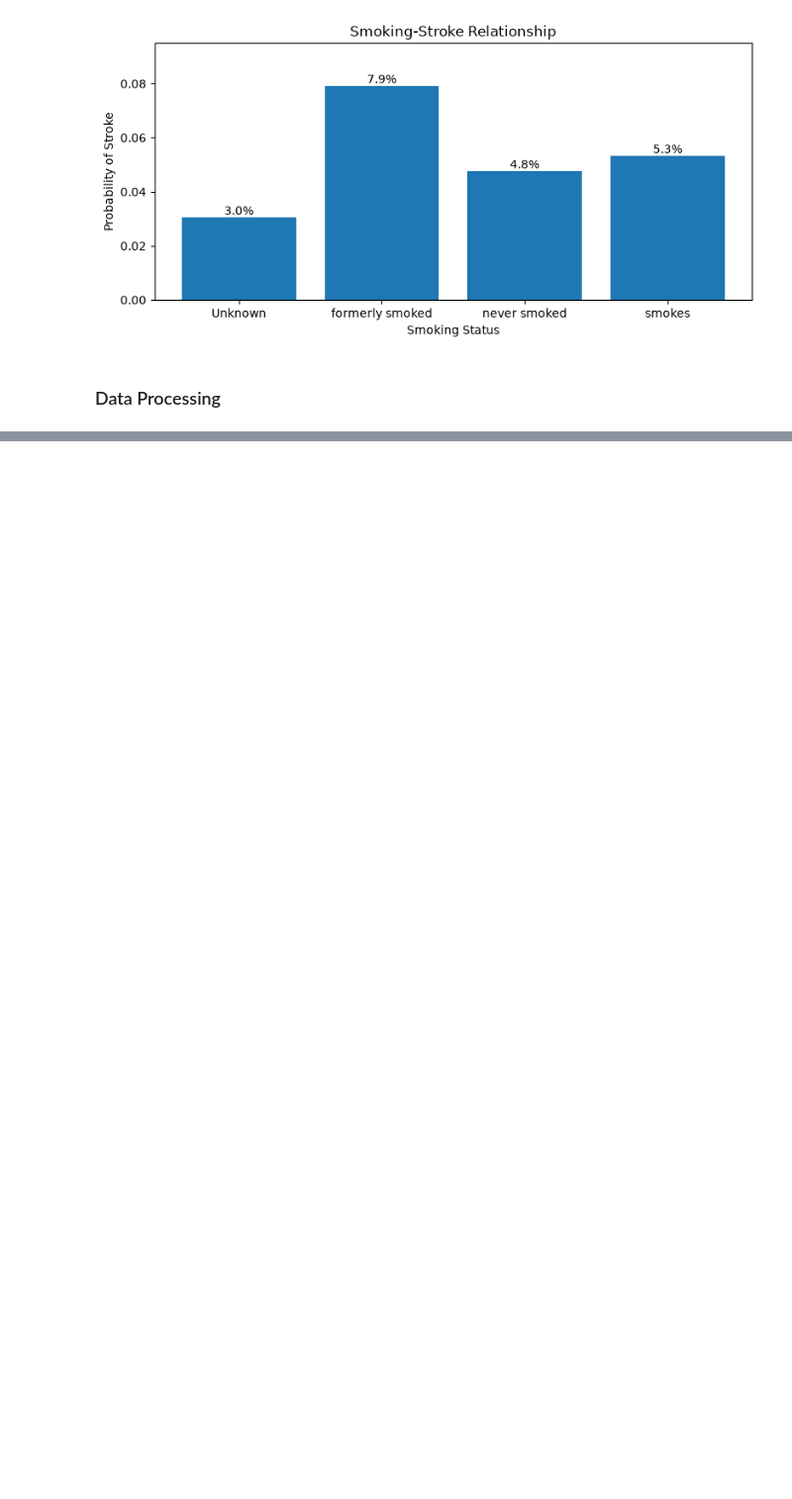
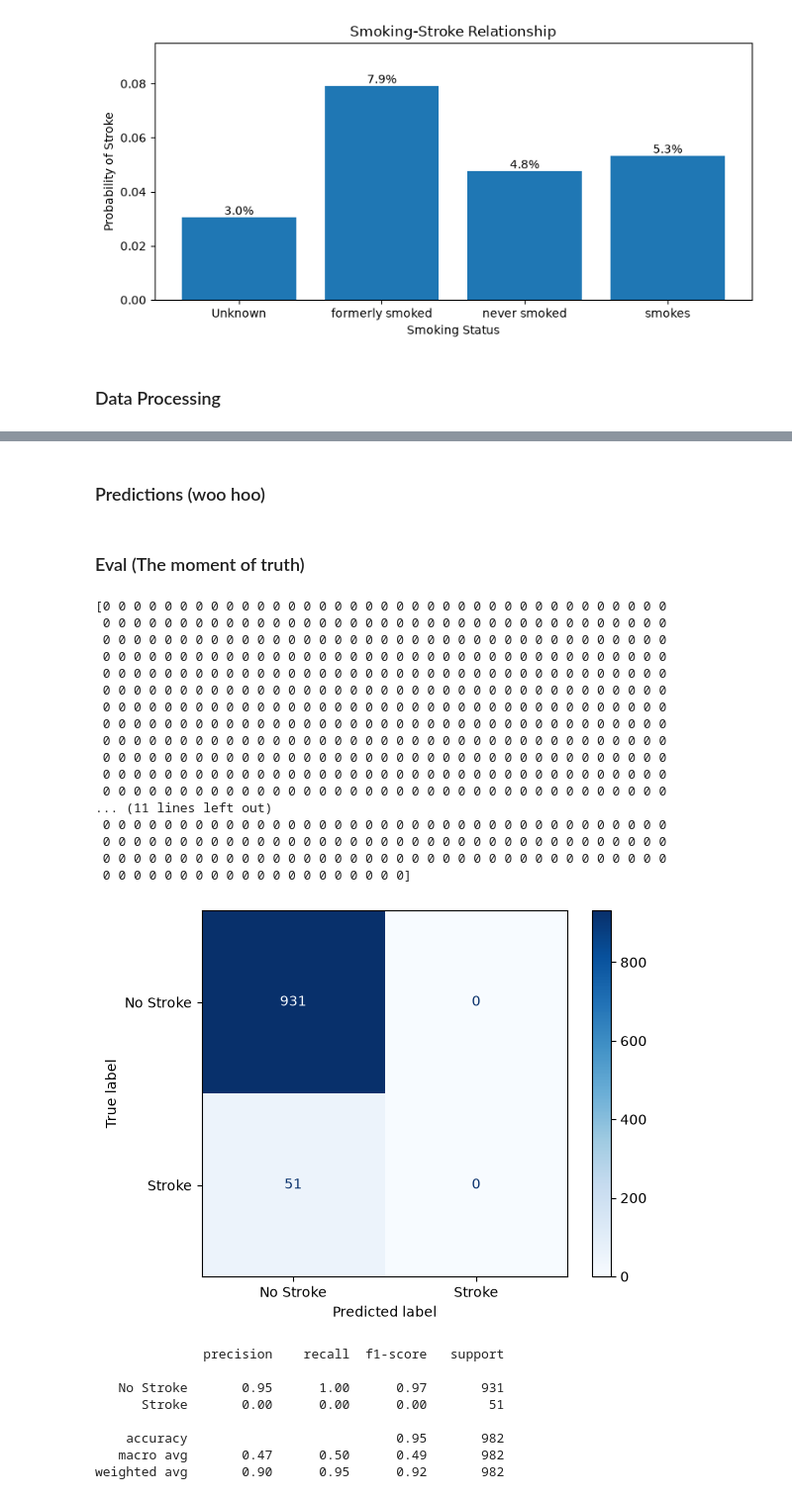
Before and after one commit to Liu-Dennis/stroke-prediction-ml, a Jupyter notebook: main.ipynb, the cells around one changed output, grey strips where cells are left out. Shown at 99% size. Cells and saved outputs as stored; diff of their text form; code cells hidden in the pictures; blank space fills up the shorter version.

Commit message:
added train+eval

```diff
--- a/main.ipynb
+++ b/main.ipynb
@@ -329,0 +350,52 @@ Categorical columns: ['gender', 'ever_married', 'work_type', 'Residence_type', '
+# %% [markdown]
+### Predictions (woo hoo)
+# %%
+# Import LinearRegression.
+from sklearn.linear_model import LogisticRegression
+
+# Instantiate logistic regression model.
+model = LogisticRegression()
+
+# Fit the model to the training data.
+model.fit(X_train_processed, y_train)
+
+y_pred = model.predict(X_test_processed)
+# %% [markdown]
+### Eval (The moment of truth)
+# %%
+from sklearn.metrics import confusion_matrix, ConfusionMatrixDisplay, classification_report
+import matplotlib.pyplot as plt
+
+cm = confusion_matrix(y_test, y_pred)
+disp = ConfusionMatrixDisplay(confusion_matrix=cm, display_labels=["No Stroke", "Stroke"])
+disp.plot(cmap="Blues")
+plt.show()
+
+print(classification_report(y_test, y_pred, target_names=["No Stroke", "Stroke"]))
+# %% [output]
+[0 0 0 0 0 0 0 0 0 0 0 0 0 0 0 0 0 0 0 0 0 0 0 0 0 0 0 0 0 0 0 0 0 0 0 0 0
+ 0 0 0 0 0 0 0 0 0 0 0 0 0 0 0 0 0 0 0 0 0 0 0 0 0 0 0 0 0 0 0 0 0 0 0 0 0
+ 0 0 0 0 0 0 0 0 0 0 0 0 0 0 0 0 0 0 0 0 0 0 0 0 0 0 0 0 0 0 0 0 0 0 0 0 0
+ 0 0 0 0 0 0 0 0 0 0 0 0 0 0 0 0 0 0 0 0 0 0 0 0 0 0 0 0 0 0 0 0 0 0 0 0 0
+ 0 0 0 0 0 0 0 0 0 0 0 0 0 0 0 0 0 0 0 0 0 0 0 0 0 0 0 0 0 0 0 0 0 0 0 0 0
+ 0 0 0 0 0 0 0 0 0 0 0 0 0 0 0 0 0 0 0 0 0 0 0 0 0 0 0 0 0 0 0 0 0 0 0 0 0
+ 0 0 0 0 0 0 0 0 0 0 0 0 0 0 0 0 0 0 0 0 0 0 0 0 0 0 0 0 0 0 0 0 0 0 0 0 0
+ 0 0 0 0 0 0 0 0 0 0 0 0 0 0 0 0 0 0 0 0 0 0 0 0 0 0 0 0 0 0 0 0 0 0 0 0 0
+ 0 0 0 0 0 0 0 0 0 0 0 0 0 0 0 0 0 0 0 0 0 0 0 0 0 0 0 0 0 0 0 0 0 0 0 0 0
+ 0 0 0 0 0 0 0 0 0 0 0 0 0 0 0 0 0 0 0 0 0 0 0 0 0 0 0 0 0 0 0 0 0 0 0 0 0
+ 0 0 0 0 0 0 0 0 0 0 0 0 0 0 0 0 0 0 0 0 0 0 0 0 0 0 0 0 0 0 0 0 0 0 0 0 0
+ 0 0 0 0 0 0 0 0 0 0 0 0 0 0 0 0 0 0 0 0 0 0 0 0 0 0 0 0 0 0 0 0 0 0 0 0 0
+... (11 lines left out)
+ 0 0 0 0 0 0 0 0 0 0 0 0 0 0 0 0 0 0 0 0 0 0 0 0 0 0 0 0 0 0 0 0 0 0 0 0 0
+ 0 0 0 0 0 0 0 0 0 0 0 0 0 0 0 0 0 0 0 0 0 0 0 0 0 0 0 0 0 0 0 0 0 0 0 0 0
+ 0 0 0 0 0 0 0 0 0 0 0 0 0 0 0 0 0 0 0 0 0 0 0 0 0 0 0 0 0 0 0 0 0 0 0 0 0
+ 0 0 0 0 0 0 0 0 0 0 0 0 0 0 0 0 0 0 0 0]
+[figure, added]
+              precision    recall  f1-score   support
+
+   No Stroke       0.95      1.00      0.97       931
+      Stroke       0.00      0.00      0.00        51
+
+    accuracy                           0.95       982
+   macro avg       0.47      0.50      0.49       982
+weighted avg       0.90      0.95      0.92       982
```
Also changed, not shown: parts of 2 cells of this notebook.
